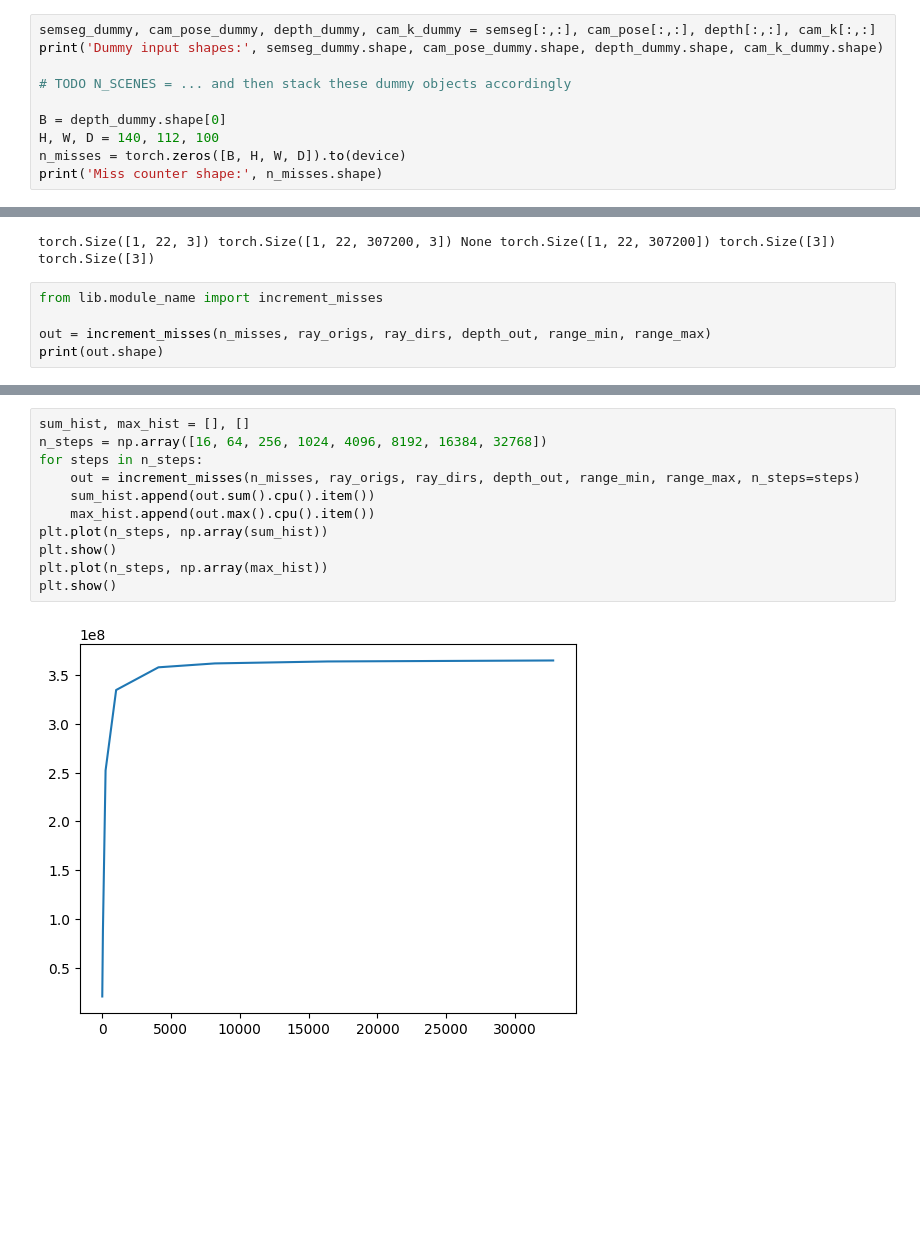
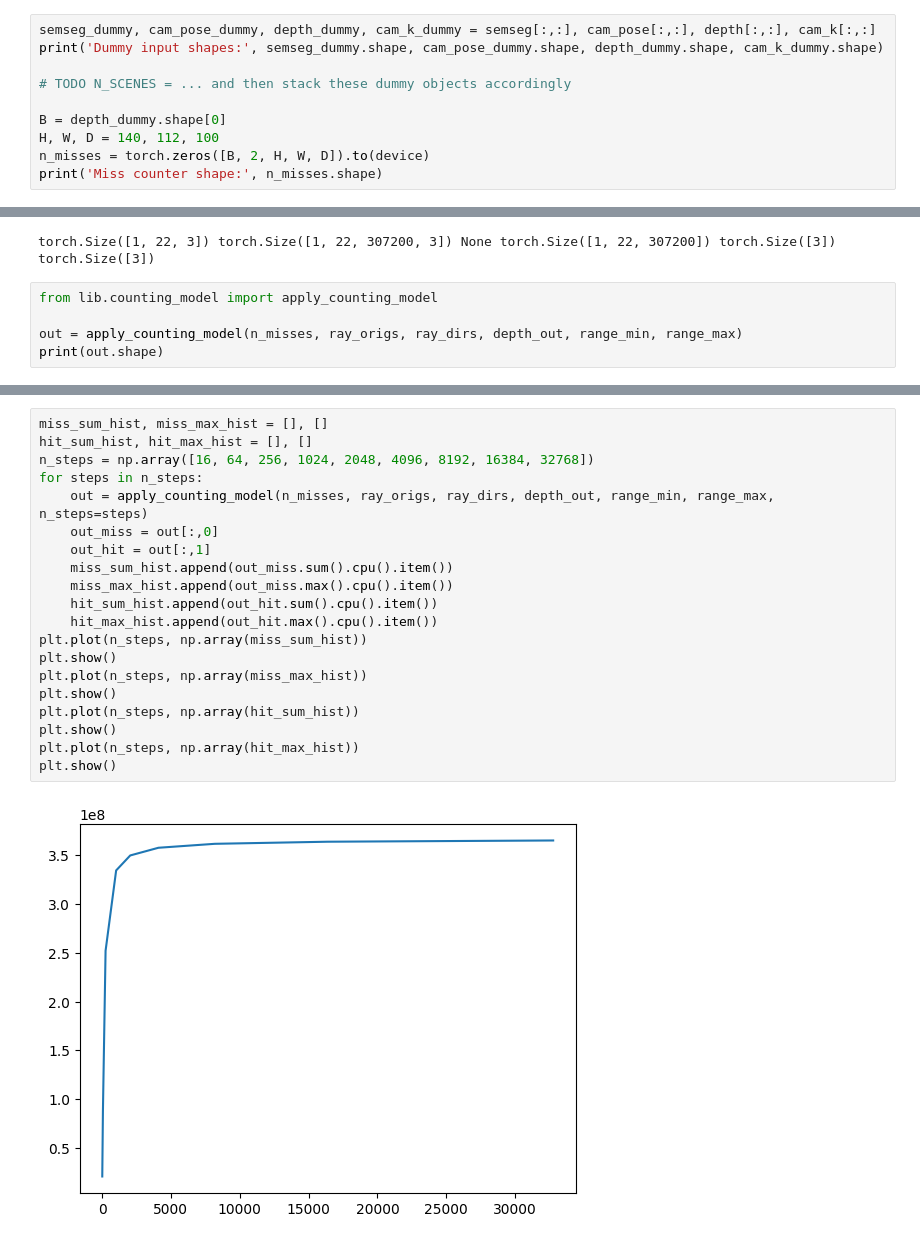
Before and after one commit to JanNogga/grid_fusion_pytorch, a Jupyter notebook: prototype_fusion.ipynb, the cells around one changed output, grey strips where cells are left out. Saved outputs shown, nothing was run; the diff lists cells and outputs as text; blank space fills up the shorter version.

```diff
--- a/prototype_fusion.ipynb
+++ b/prototype_fusion.ipynb
@@ -289,7 +290,7 @@ print('Dummy input shapes:', semseg_dummy.shape, cam_pose_dummy.shape, depth_dum
 
 B = depth_dummy.shape[0]
 H, W, D = 140, 112, 100
-n_misses = torch.zeros([B, H, W, D]).to(device)
+n_misses = torch.zeros([B, 2, H, W, D]).to(device)
 print('Miss counter shape:', n_misses.shape)
 # %% [output]
 Dummy input shapes: torch.Size([1, 22, 1, 480, 640]) torch.Size([1, 22, 4, 4]) torch.Size([1, 22, 1, 480, 640]) torch.Size([1, 22, 3, 3])
@@ -304,9 +305,9 @@ print(ray_origs.shape, ray_dirs.shape, semseg_out, depth_out.shape, range_min.sh
 # %% [output]
 torch.Size([1, 22, 3]) torch.Size([1, 22, 307200, 3]) None torch.Size([1, 22, 307200]) torch.Size([3]) torch.Size([3])
 # %%
-from lib.module_name import increment_misses
+from lib.counting_model import apply_counting_model
 
-out = increment_misses(n_misses, ray_origs, ray_dirs, depth_out, range_min, range_max)
+out = apply_counting_model(n_misses, ray_origs, ray_dirs, depth_out, range_min, range_max)
 print(out.shape)
 # %% [output]
 Using /home/nogga/.cache/torch_extensions/py38_cu118 as PyTorch extensions root...
@@ -320,13 +321,22 @@ Loading extension module increment_misses_util_cuda...
 # %%
-sum_hist, max_hist = [], []
-n_steps = np.array([16, 64, 256, 1024, 4096, 8192, 16384, 32768])
+miss_sum_hist, miss_max_hist = [], []
+hit_sum_hist, hit_max_hist = [], []
+n_steps = np.array([16, 64, 256, 1024, 2048, 4096, 8192, 16384, 32768])
 for steps in n_steps:
-    out = increment_misses(n_misses, ray_origs, ray_dirs, depth_out, range_min, range_max, n_steps=steps)
-    sum_hist.append(out.sum().cpu().item())
-    max_hist.append(out.max().cpu().item())
-plt.plot(n_steps, np.array(sum_hist))
+    out = apply_counting_model(n_misses, ray_origs, ray_dirs, depth_out, range_min, range_max, n_steps=steps)
+    out_miss = out[:,0]
+    out_hit = out[:,1]
+    miss_sum_hist.append(out_miss.sum().cpu().item())
+    miss_max_hist.append(out_miss.max().cpu().item())
+    hit_sum_hist.append(out_hit.sum().cpu().item())
+    hit_max_hist.append(out_hit.max().cpu().item())
+plt.plot(n_steps, np.array(miss_sum_hist))
 plt.show()
-plt.plot(n_steps, np.array(max_hist))
+plt.plot(n_steps, np.array(miss_max_hist))
 plt.show()
+plt.plot(n_steps, np.array(hit_sum_hist))
+plt.show()
+plt.plot(n_steps, np.array(hit_max_hist))
+plt.show()
 # %% [output]
-[figure, old version]
+[figure, new version]
```
Also changed, not shown: parts of 11 cells of this notebook, 9 other files.
